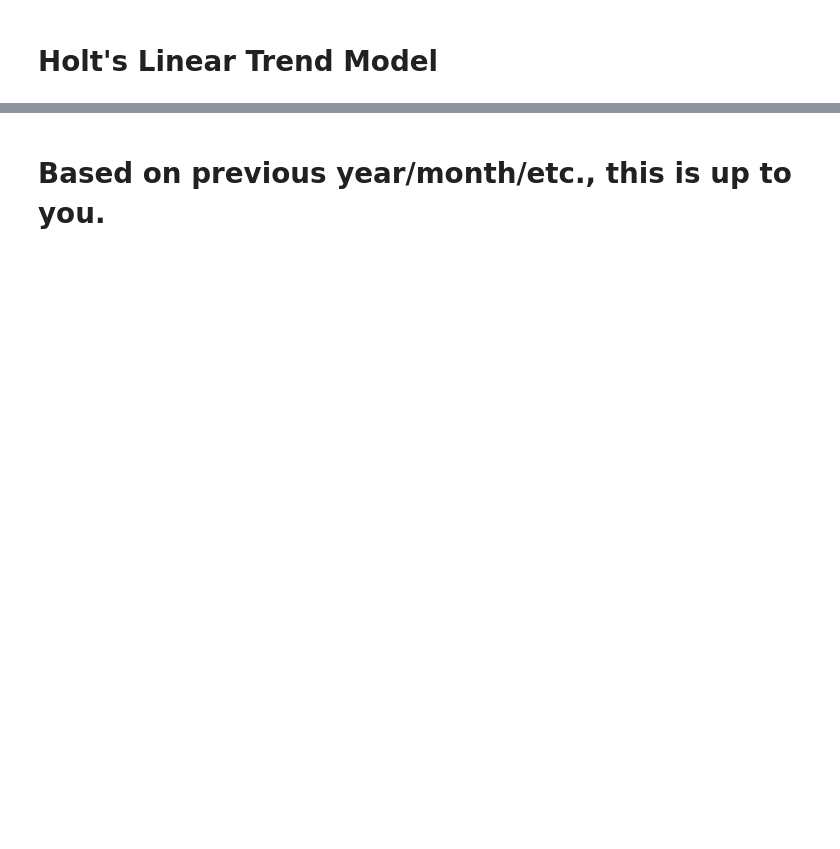
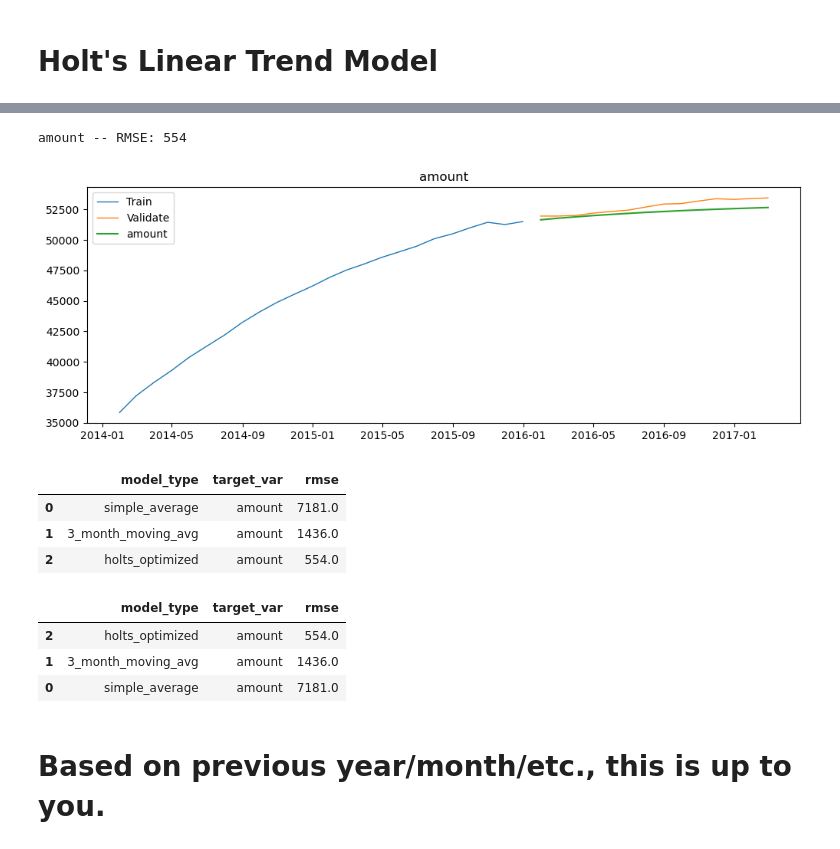
Before and after one commit to brandontnavarrete/timeseries-excercise, a Jupyter notebook: model.ipynb, the cells around one changed output, grey strips where cells are left out. Saved outputs shown, nothing was run; the diff lists cells and outputs as text; code cells hidden in the pictures; blank space fills up the shorter version.

```diff
--- a/model.ipynb
+++ b/model.ipynb
@@ -340,0 +435,5 @@ yhat_df.head()
+# %%
+plot_and_eval(target_var = col)
+# %% [output]
+amount -- RMSE: 554
+[figure, added]
@@ -341,2 +443,16 @@ yhat_df.head()
+# %%
+eval_df
+# %% [output]
+|  | model_type | target_var | rmse |
+| 0 | simple_average | amount | 7181.0 |
+| 1 | 3_month_moving_avg | amount | 1436.0 |
+| 2 | holts_optimized | amount | 554.0 |
+# %%
+eval_df.sort_values(by='rmse')
+# %% [output]
+|  | model_type | target_var | rmse |
+| 2 | holts_optimized | amount | 554.0 |
+| 1 | 3_month_moving_avg | amount | 1436.0 |
+| 0 | simple_average | amount | 7181.0 |
 # %% [markdown]
 # Based on previous year/month/etc., this is up to you.
```
Also changed, not shown: parts of 18 cells of this notebook.
